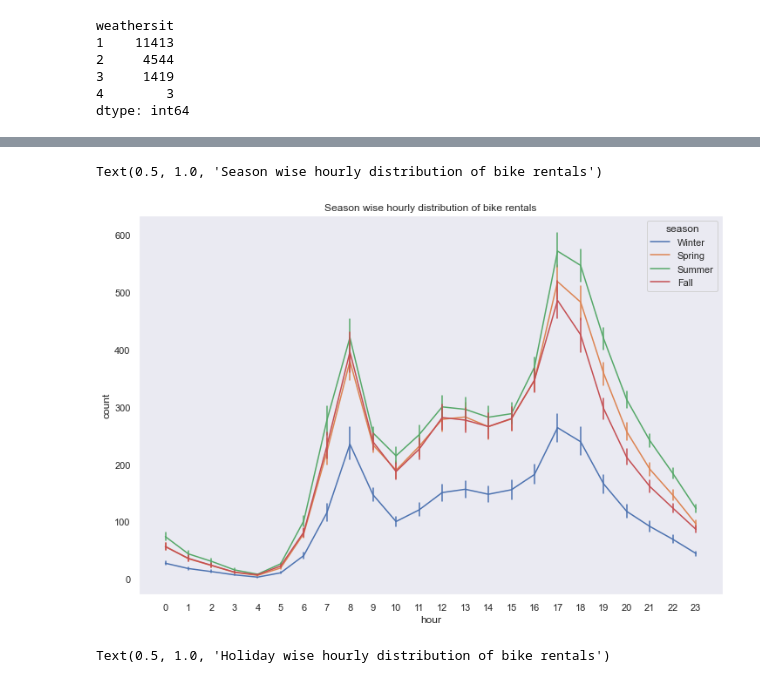
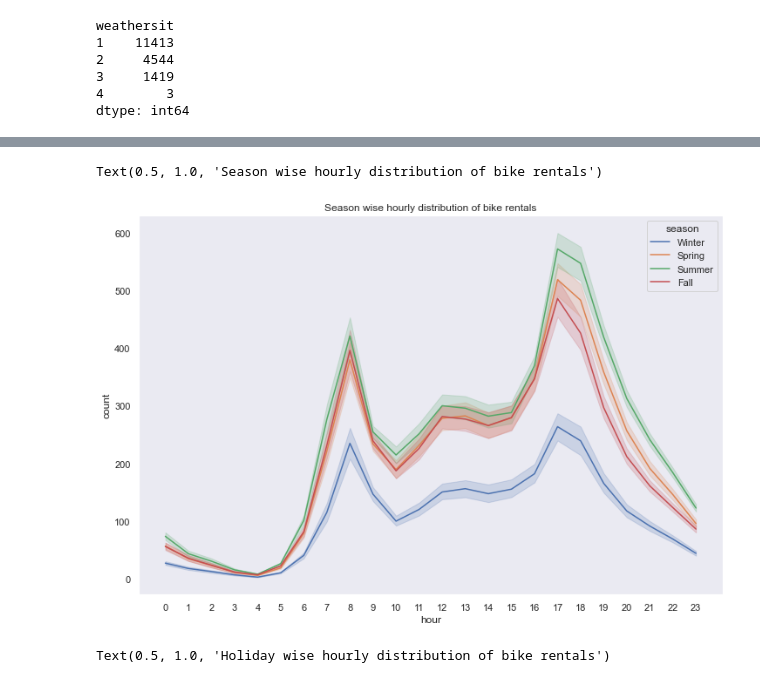
Before and after one commit to MuayadX/2nd-Project-, a Jupyter notebook: 3rd Project/EDA/Bike_sharing_hour.ipynb, the cells around one changed output, grey strips where cells are left out. Cells and saved outputs as stored; diff of their text form; code cells hidden in the pictures.

```diff
--- a/3rd Project/EDA/Bike_sharing_hour.ipynb
+++ b/3rd Project/EDA/Bike_sharing_hour.ipynb
@@ -205,6 +205,8 @@ df.loc[df['weekday'] == 5, 'weekday'] = 'Friday'
 df.loc[df['weekday'] == 6, 'weekday'] = 'Saturday'
 df.loc[df['year'] == 0, 'year'] = '2011'
 df.loc[df['year'] == 1, 'year'] = '2012'
+# %%
+df['day_no'] = df['date'].dt.day
 # %%
 df.head(10)
 # %% [output]
@@ -245,15 +253,17 @@ sns.lineplot(x="hour", y="count",
 # %%
 # Season wise hourly distribution of bike rentals
 
 plt.figure(figsize=(12,8))
 
-lplt = sns.lineplot( data=df, x="hour", y="count",  err_style="bars", hue="season" )
+sns.set_theme(style="darkgrid")
+
+lplt = sns.lineplot( data=df, x="hour", y="count",  hue="season" )
 lplt.set_xticks(range(24))
 lplt.grid(False)
 lplt.set_title('Season wise hourly distribution of bike rentals')
 # %% [output]
 Text(0.5, 1.0, 'Season wise hourly distribution of bike rentals')
-[figure, old version]
+[figure, new version]
 # %%
 # Holiday wise hourly distribution of bike rentals
 
```
Also changed, not shown: parts of 19 cells of this notebook, 1 other file.
